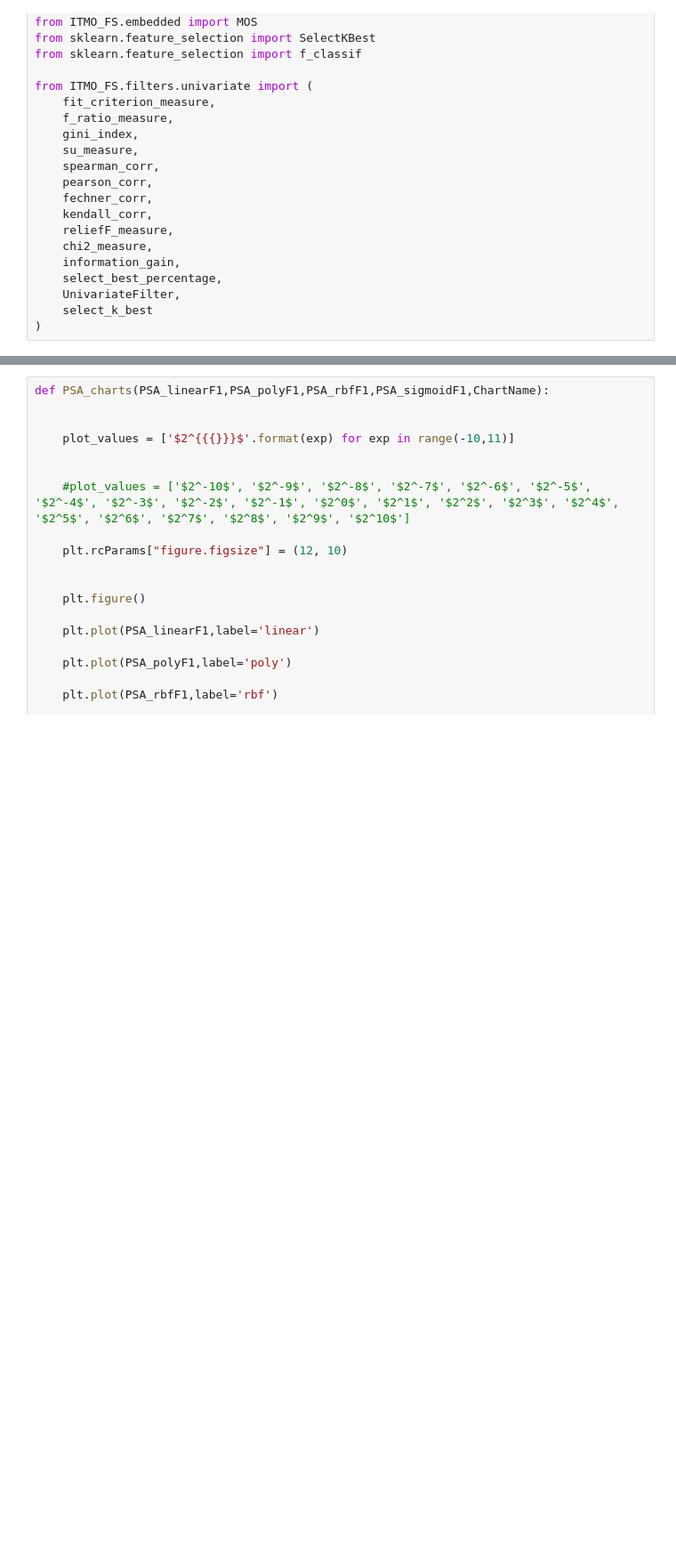
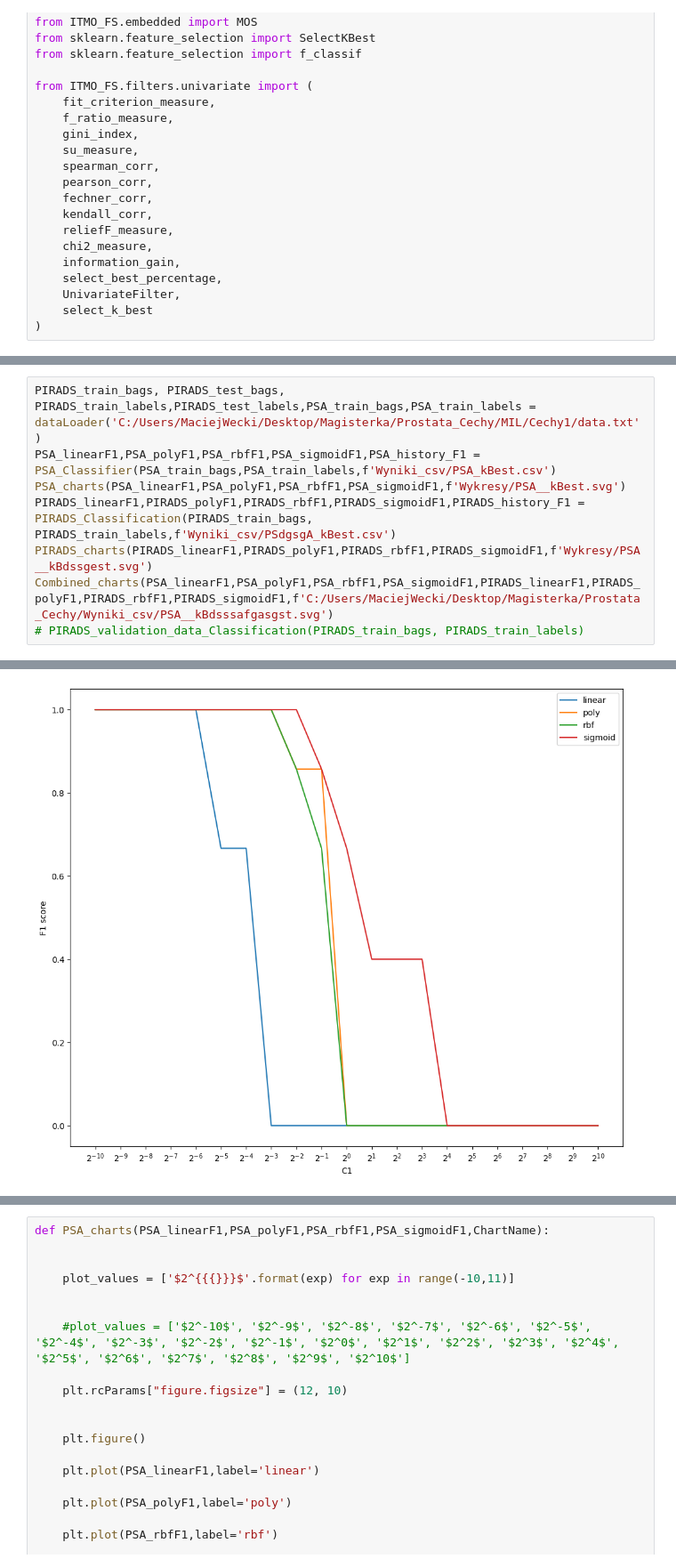
Before and after one commit to MavekGit/Feature_Classification, a Jupyter notebook: Klasyfikacja.ipynb, the cells around one changed output, grey strips where cells are left out. Shown at 89% size. Saved outputs shown, nothing was run; the diff lists cells and outputs as text; blank space fills up the shorter version.

```diff
--- a/Klasyfikacja.ipynb
+++ b/Klasyfikacja.ipynb
@@ -120,0 +215,9 @@ AttributeError: 'numpy.ndarray' object has no attribute 'append'
+# %%
+PIRADS_train_bags, PIRADS_test_bags, PIRADS_train_labels,PIRADS_test_labels,PSA_train_bags,PSA_train_labels = dataLoader('C:/Users/MaciejWecki/Desktop/Magisterka/Prostata_Cechy/MIL/Cechy1/data.txt')
+PSA_linearF1,PSA_polyF1,PSA_rbfF1,PSA_sigmoidF1,PSA_history_F1 = PSA_Classifier(PSA_train_bags,PSA_train_labels,f'Wyniki_csv/PSA_kBest.csv')
+PSA_charts(PSA_linearF1,PSA_polyF1,PSA_rbfF1,PSA_sigmoidF1,f'Wykresy/PSA__kBest.svg')
+PIRADS_linearF1,PIRADS_polyF1,PIRADS_rbfF1,PIRADS_sigmoidF1,PIRADS_history_F1 = PIRADS_Classification(PIRADS_train_bags, PIRADS_train_labels,f'Wyniki_csv/PSdgsgA_kBest.csv')
+PIRADS_charts(PIRADS_linearF1,PIRADS_polyF1,PIRADS_rbfF1,PIRADS_sigmoidF1,f'Wykresy/PSA__kBdssgest.svg')
+Combined_charts(PSA_linearF1,PSA_polyF1,PSA_rbfF1,PSA_sigmoidF1,PIRADS_linearF1,PIRADS_polyF1,PIRADS_rbfF1,PIRADS_sigmoidF1,f'C:/Users/MaciejWecki/Desktop/Magisterka/Prostata_Cechy/Wyniki_csv/PSA__kBdsssafgasgst.svg')
+# PIRADS_validation_data_Classification(PIRADS_train_bags, PIRADS_train_labels)
+# %% [output]
@@ -120,0 +241 @@ AttributeError: 'numpy.ndarray' object has no attribute 'append'
+[figure, added]
```
Also changed, not shown: parts of 11 cells of this notebook, 17 other files.
